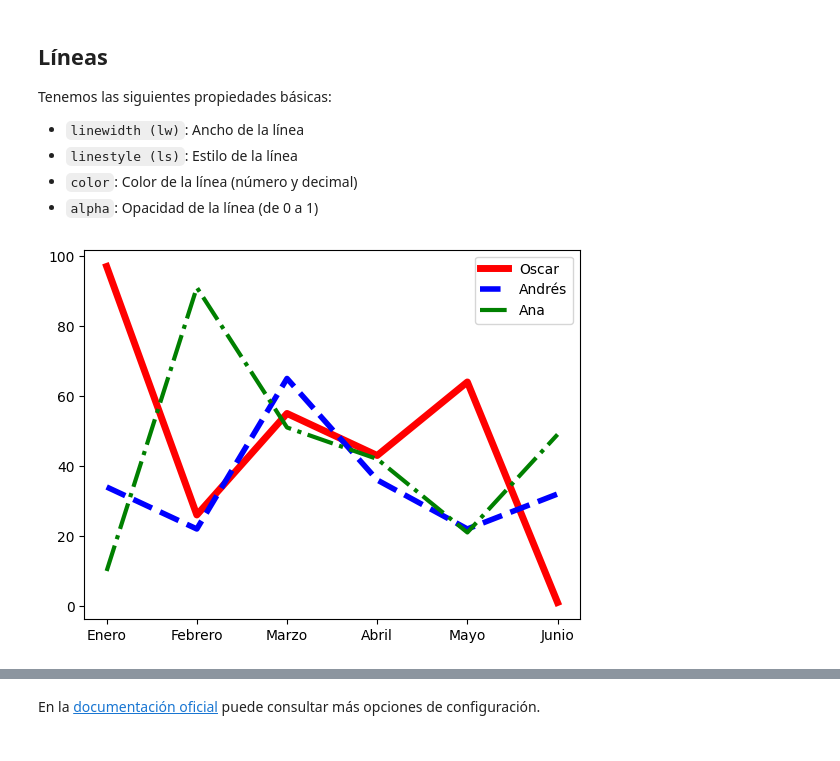
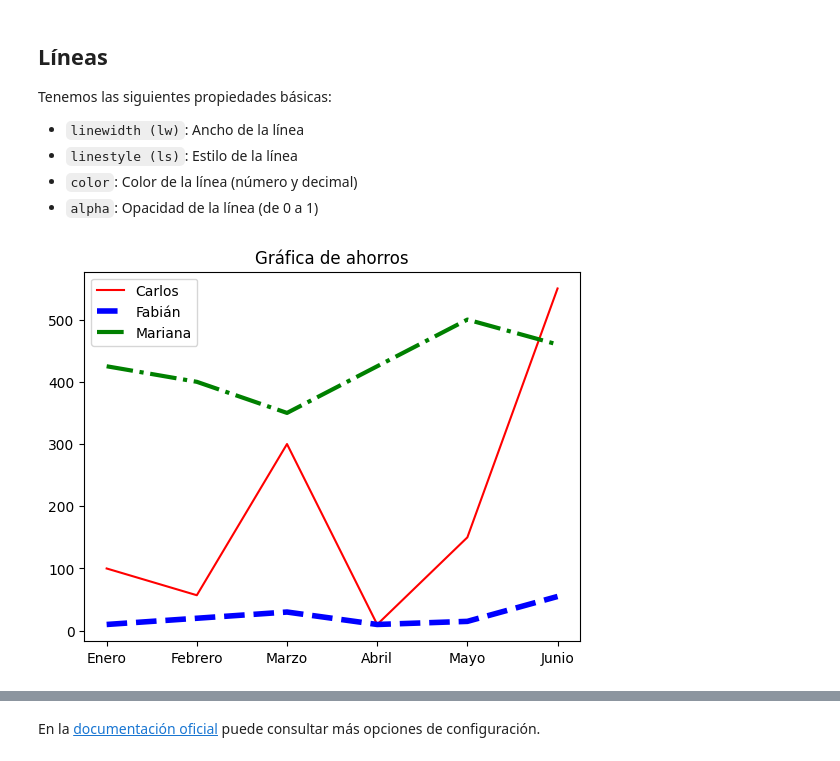
Before and after one commit to Eric2175/Programacion-Python-Basico-GRUPO-1---6181133432, a Jupyter notebook: Notebook/06 - Estilos de línea y marcadores.ipynb, the cells around one changed output, grey strips where cells are left out. Cells and saved outputs as stored; diff of their text form; code cells hidden in the pictures.

```diff
--- a/Notebook/06 - Estilos de línea y marcadores.ipynb
+++ b/Notebook/06 - Estilos de línea y marcadores.ipynb
@@ -13,6 +13,16 @@ mapeado = range(len(meses))
 arr_pedro = np.random.randint(100, size=[6])
 arr_marta = np.random.randint(100, size=[6])
 arr_ana = np.random.randint(100, size=[6])
+# %%
+import numpy as np
+import matplotlib.pyplot as plt
+
+meses = ['Enero','Febrero','Marzo','Abril','Mayo','Junio']
+mapeado = range(len(meses))
+
+carlos = [100, 57, 300, 10, 150, 550]
+fabian = [10, 20, 30, 10, 15, 55]
+mariana = [425, 400, 350, 425, 500, 460]
 # %% [markdown]
 ## Líneas
 
@@ -30,5 +40,15 @@ plt.plot(arr_ana, label="Ana", color="green", ls="-.", lw="3")
 plt.xticks(mapeado, meses)
 plt.legend()
 plt.show()
-# %% [output]
-[figure, removed]
+# %%
+plt.plot(carlos, label="Carlos", color="red", ls="-", lw="1.5")
+
+# Agrega otra línea al gráfico
+plt.title("Gráfica de ahorros")
+plt.plot(fabian, label="Fabián", color="#0000ff", ls="--", lw="4")
+plt.plot(mariana, label="Mariana", color="green", ls="-.", lw="3")
+plt.xticks(mapeado, meses)
+plt.legend()
+plt.show()
+# %% [output]
+[figure, added]
```
Also changed, not shown: parts of 4 cells of this notebook, 1 other file.
